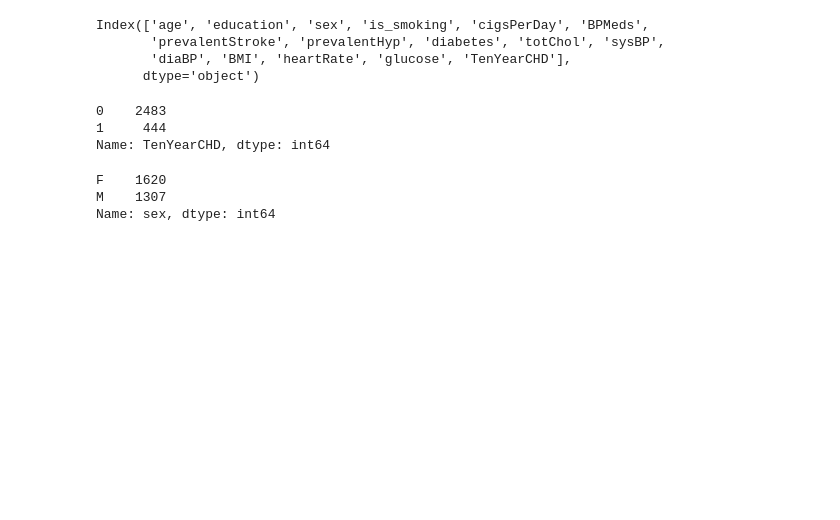
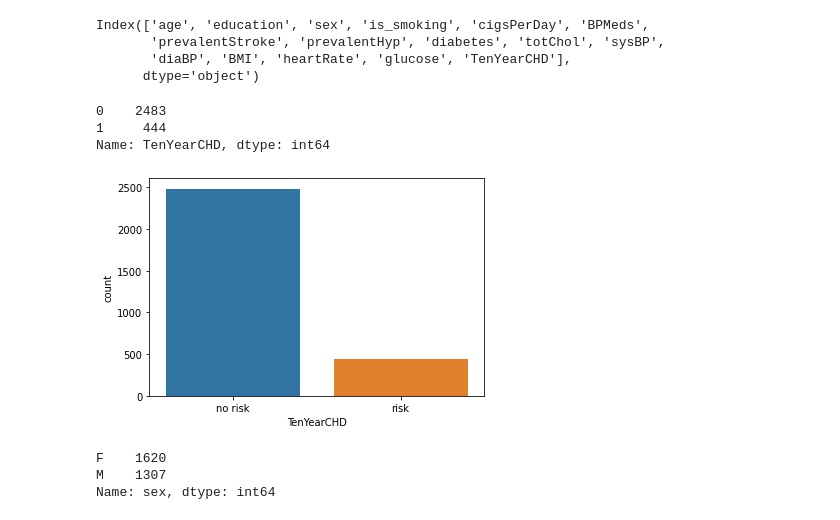
Before and after one commit to Arvind-krishna/Classification---Cardiovascular-Risk-prediction, a Jupyter notebook: Cardiovascular_risk.ipynb, the cells around one changed output. Saved outputs shown, nothing was run; the diff lists cells and outputs as text; code cells hidden in the pictures; blank space fills up the shorter version.

```diff
--- a/Cardiovascular_risk.ipynb
+++ b/Cardiovascular_risk.ipynb
@@ -12,7 +12,7 @@ import numpy as np
 import matplotlib.pyplot as plt
 import seaborn as sns
 # %%
-Data_path = "/content/"
+Data_path = "/content/drive/MyDrive/AlmaBetter/Capstone Projects/Capstone Project 3 - Cardiovascular Risk/"
 
 
 # Importing TED Talks Data File.
@@ -144,6 +144,12 @@ df["TenYearCHD"].value_counts()
 0    2483
 1     444
 Name: TenYearCHD, dtype: int64
+# %%
+g = sns.countplot(df['TenYearCHD'])
+g.set_xticklabels(['no risk','risk'])
+plt.show()
+# %% [output]
+[figure, added]
 # %%
 #cpunting numbers of males and females.
 df["sex"].value_counts()
```
Also changed, not shown: parts of 25 cells of this notebook.
